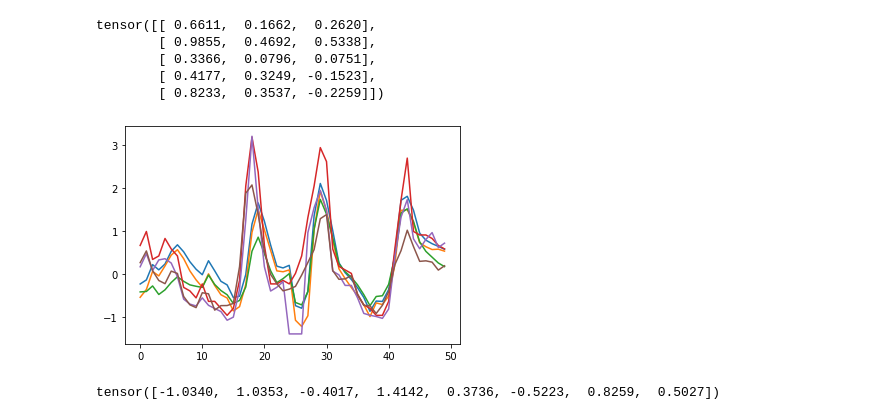
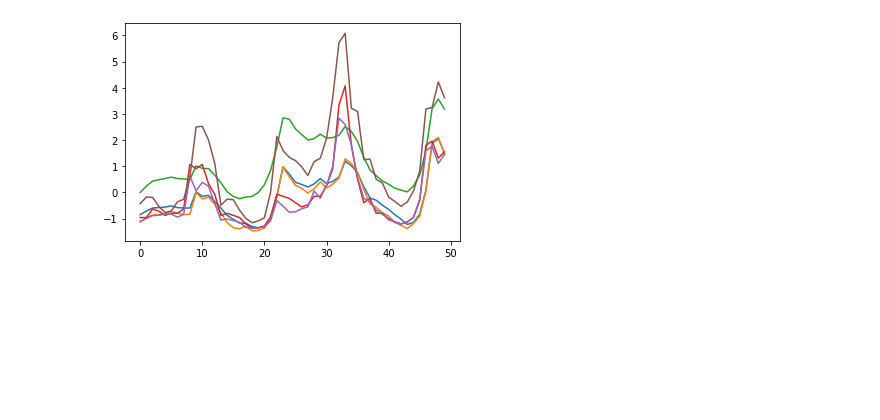
Before and after one commit to KoldaEFK/Pytorch-RNN, a Jupyter notebook: Prep_version.ipynb, the cells around one changed output. Drawn from its saved outputs; the diff is of its cells as text; code cells hidden in the pictures; blank space fills up the shorter version.

```diff
--- a/Prep_version.ipynb
+++ b/Prep_version.ipynb
@@ -146,15 +91,0 @@ optimizer = torch.optim.Adam(model.parameters(), lr=learning_rate)
-# %%
-x=eval_dataset[470:500]
-new_x = x[0,:8].to(device)
-#x=torch.reshape(x,(1,-1,11)).to(device)
-#x=torch.roll(x,-1,1)
-#x[:,-1]=new_t
-outs = model(s_features)
-#outs = torch.reshape(outs,(1,40,3))
-out = outs[1]
-out.shape
-new_x.shape
-new_t = torch.cat((new_x,out),-1)
-print(out)
-print(new_x)
-print(new_t)
@@ -167,13 +158,13 @@ tensor([-1.2352, -0.3742, -1.6134,  2.8256,  1.7554, -0.8828,  1.4914,  2.3536,
 # %%
-#training loop
+#TRAINING LOOP
 n_total_steps = len(train_loader)
 
 running_loss = 0.0
-running_correct = 0
 
-#TRAIN
+model.train() #setting model to training mode
+
 for epoch in range(num_epochs):
-    for i, (features,targets) in enumerate(train_loader): #enumerate DataLoader
+    for i, (features,targets) in enumerate(train_loader):
         #features shape --> batch_size, sequence_length, features
         #targets shape --> batch_size, targets
         features = features.to(device)
@@ -190,14 +181,10 @@ for epoch in range(num_epochs):
 
         running_loss+= loss.item() #item returns a number
 
-        if (i+1) % 30 == 0:
+        if (i+1) % 50 == 0:
             print(f'epoch {epoch+1} / {num_epochs}, step {i+1} / {n_total_steps}, loss = {loss.item()}')
             running_loss = 0.0
 
 
 #torch.save(model.state_dict(),"mymodel.pth")
-
-s_features = s_features.to(device)
-output = model(s_features)
-print(s_features.shape)
 # %% [output]
@@ -221,21 +208,14 @@ torch.Size([40, 50, 11])
-# %%
-#test
-test_outputs = torch.stack(model.predict(eval_dataset[400:500],eval_dataset[500:550])).cpu().detach().numpy()
-evv = eval_dataset[500:550,8:]
-print(evv[:5])
-#.cpu().detach().numpy()
-plt.plot(test_outputs)
-plt.plot(evv)
-plt.show()
-# %% [output]
-tensor([[ 0.6611,  0.1662,  0.2620],
-        [ 0.9855,  0.4692,  0.5338],
-        [ 0.3366,  0.0796,  0.0751],
-        [ 0.4177,  0.3249, -0.1523],
-        [ 0.8233,  0.3537, -0.2259]])
-[figure, removed]
-# %%
-g= eval_dataset[500:550]
-g[1,:8]
-# %% [output]
-tensor([-1.0340,  1.0353, -0.4017,  1.4142,  0.3736, -0.5223,  0.8259,  0.5027])
+# %%
+#EVALUATION USING GRAPHS
+
+test_outputs = model.predict(test_dataset[100:800],test_dataset[800:900]) #getting the outputs for data in eval_dataset in second argument of the function predict
+test_outputs = torch.stack(test_outputs)
+test_outputs = test_outputs.cpu().detach().numpy()
+
+evv = test_dataset[800:900,8:] #the true data of those data points; not used in the "predict" function
+
+plt.plot(test_outputs)
+plt.plot(evv)
+plt.show()
+# %% [output]
+[figure, added]
```
Also changed, not shown: parts of 11 cells of this notebook.
